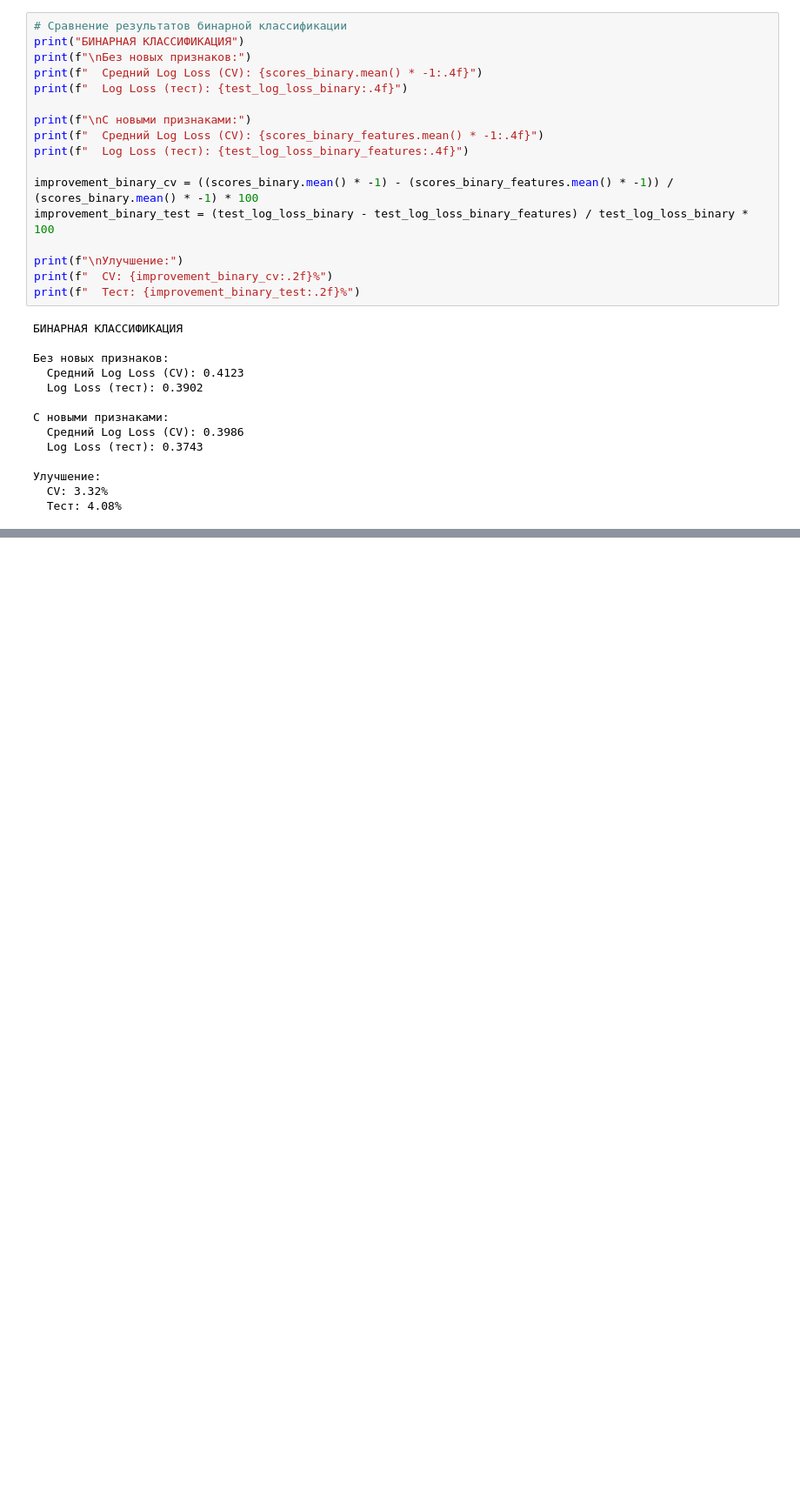
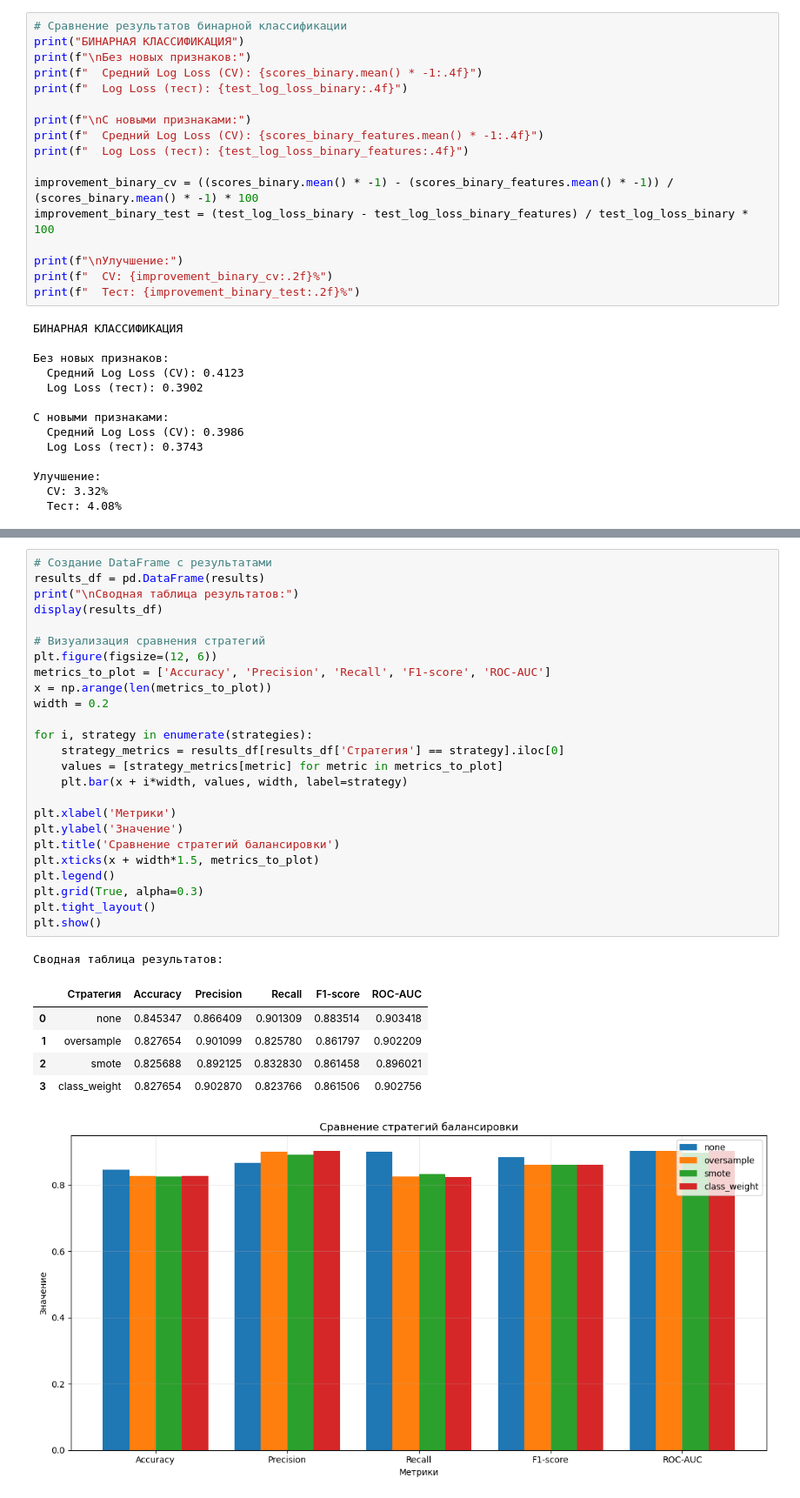
Before and after one commit to MariaKhudiakova/cirrhosis-prediction, a Jupyter notebook: notebooks/logistic_regression.ipynb, the cells around one changed output, grey strips where cells are left out. Shown: that part at 87% size. Drawn from its saved outputs; the diff is of its cells as text; blank space fills up the shorter version.

```diff
--- a/notebooks/logistic_regression.ipynb
+++ b/notebooks/logistic_regression.ipynb
@@ -700,0 +1479,33 @@ print(f"  Тест: {improvement_binary_test:.2f}%")
+# %%
+# Создание DataFrame с результатами
+results_df = pd.DataFrame(results)
+print("\nСводная таблица результатов:")
+display(results_df)
+
+# Визуализация сравнения стратегий
+plt.figure(figsize=(12, 6))
+metrics_to_plot = ['Accuracy', 'Precision', 'Recall', 'F1-score', 'ROC-AUC']
+x = np.arange(len(metrics_to_plot))
+width = 0.2
+
+for i, strategy in enumerate(strategies):
+    strategy_metrics = results_df[results_df['Стратегия'] == strategy].iloc[0]
+    values = [strategy_metrics[metric] for metric in metrics_to_plot]
+    plt.bar(x + i*width, values, width, label=strategy)
+
+plt.xlabel('Метрики')
+plt.ylabel('Значение')
+plt.title('Сравнение стратегий балансировки')
+plt.xticks(x + width*1.5, metrics_to_plot)
+plt.legend()
+plt.grid(True, alpha=0.3)
+plt.tight_layout()
+plt.show()
+# %% [output]
+Сводная таблица результатов:
+|  | Стратегия | Accuracy | Precision | Recall | F1-score | ROC-AUC |
+| 0 | none | 0.845347 | 0.866409 | 0.901309 | 0.883514 | 0.903418 |
+| 1 | oversample | 0.827654 | 0.901099 | 0.825780 | 0.861797 | 0.902209 |
+| 2 | smote | 0.825688 | 0.892125 | 0.832830 | 0.861458 | 0.896021 |
+| 3 | class_weight | 0.827654 | 0.902870 | 0.823766 | 0.861506 | 0.902756 |
+[figure, added]
```
Also changed, not shown: parts of 28 cells of this notebook, 1 other file.
